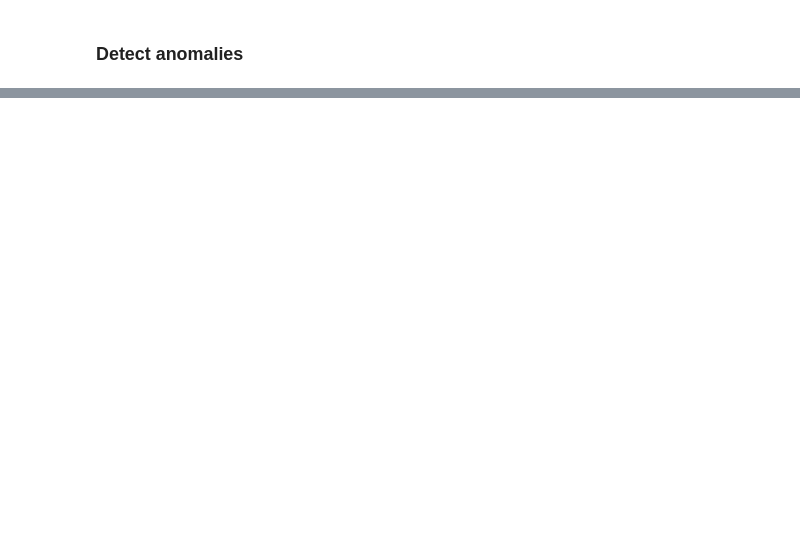
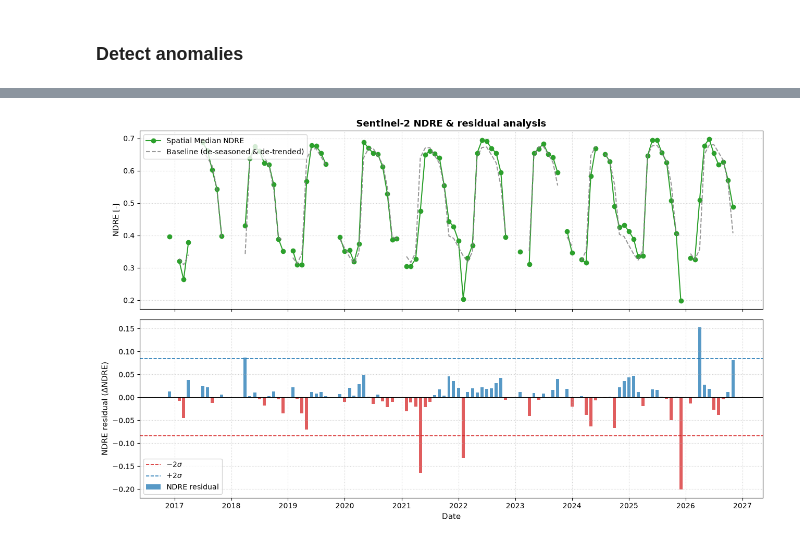
Before and after one commit to GuillaumeZahnd/eo-toolkit, a Jupyter notebook: demo_notebooks/demo_ndre_sentinel2.ipynb, the cells around one changed output, grey strips where cells are left out. Drawn from its saved outputs; the diff is of its cells as text; code cells hidden in the pictures; blank space fills up the shorter version.

```diff
--- a/demo_notebooks/demo_ndre_sentinel2.ipynb
+++ b/demo_notebooks/demo_ndre_sentinel2.ipynb
@@ -98,0 +102,4 @@ Date: 2023-10-01 | Type: POSITIVE (Growth) | Residual: +0.1166 | Raw NDRE: 0.618
+# %%
+plot_s2_analysis(s, baseline, residuals, std_residual)
+# %% [output]
+[figure, new version]
```
Also changed, not shown: parts of 4 cells of this notebook, 2 other files.
